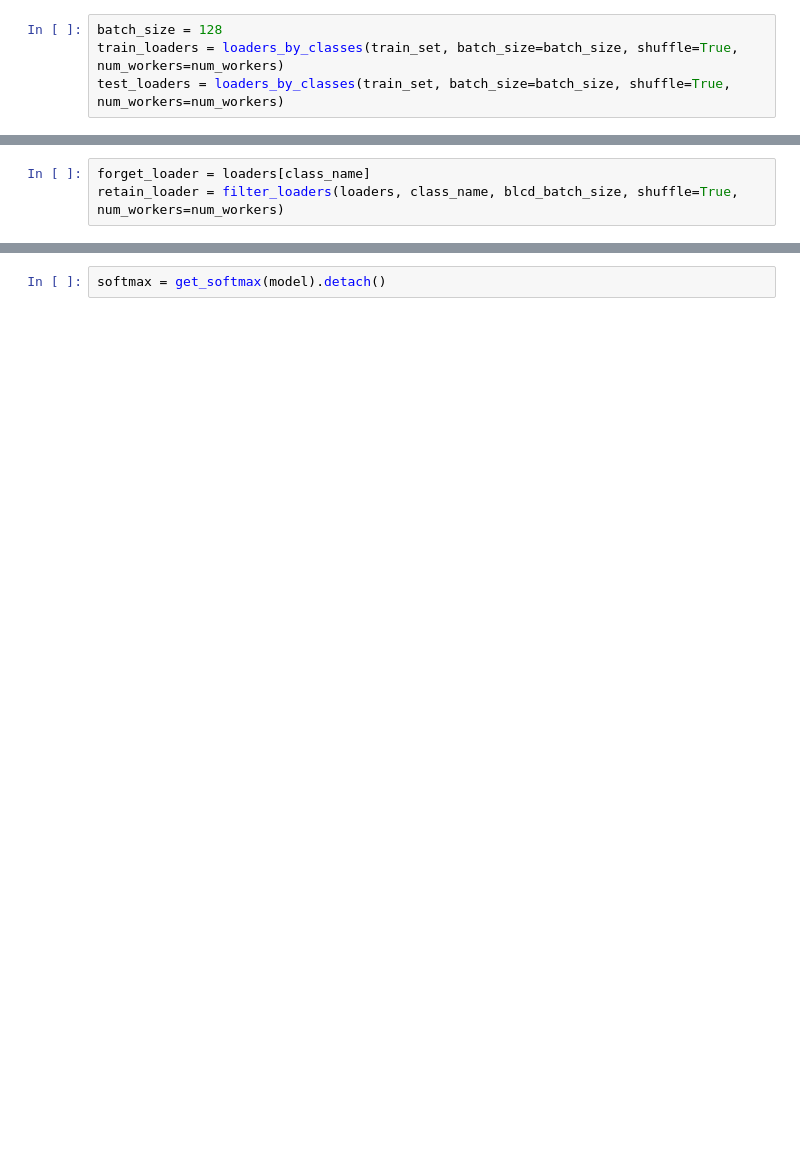
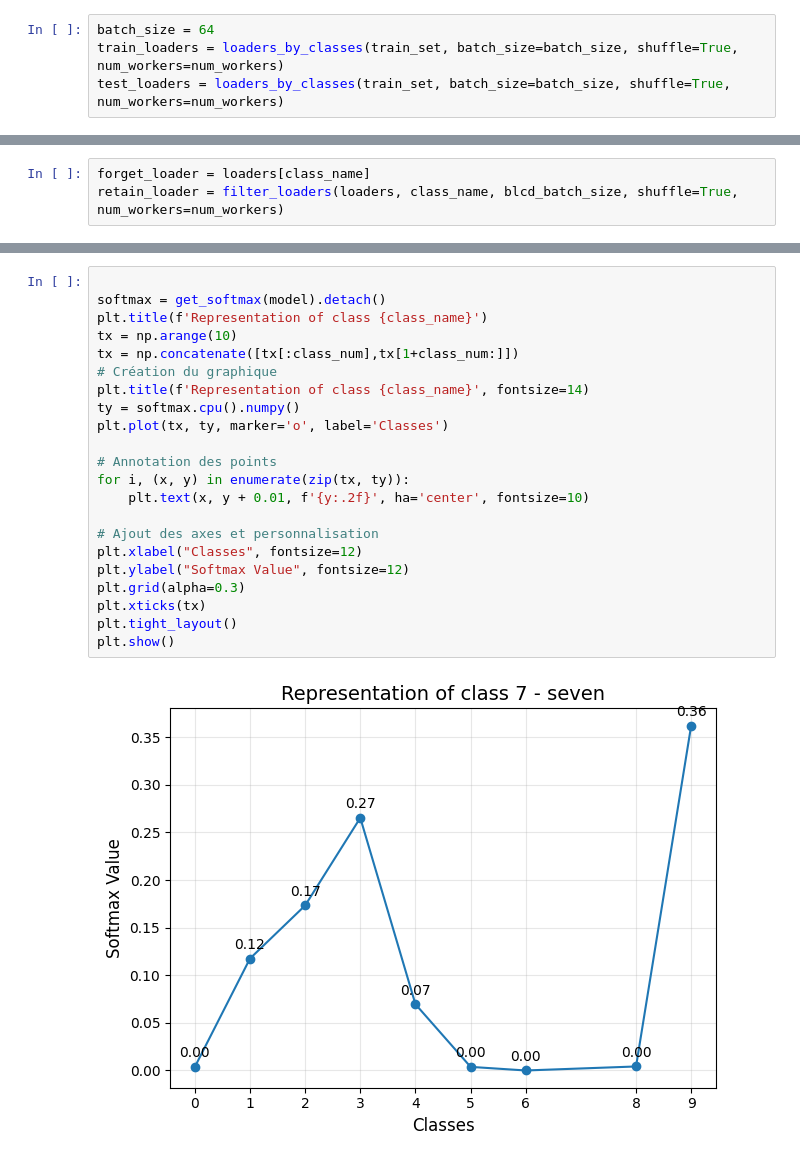
Before and after one commit to owl1996/MachineUL, a Jupyter notebook: main_v1.ipynb, the cells around one changed output, grey strips where cells are left out. Cells and saved outputs as stored; diff of their text form; blank space fills up the shorter version.

```diff
--- a/main_v1.ipynb
+++ b/main_v1.ipynb
@@ -43,7 +48,7 @@ transform = transforms.Compose([
 train_set = datasets.MNIST(root='./data', train=True, download=True, transform=transform)
 test_set = datasets.MNIST(root='./data', train=False, download=True, transform=transform)
 # %%
-batch_size = 128
+batch_size = 64
 train_loaders = loaders_by_classes(train_set, batch_size=batch_size, shuffle=True, num_workers=num_workers)
 test_loaders = loaders_by_classes(train_set, batch_size=batch_size, shuffle=True, num_workers=num_workers)
 # %%
@@ -187,3 +215,25 @@ def untrain(model, softmax, device, forget_loader, retain_loader, optimizer, n_s
-# %%
-softmax = get_softmax(model).detach()
+# %%
+
+softmax = get_softmax(model).detach()
+plt.title(f'Representation of class {class_name}')
+tx = np.arange(10)
+tx = np.concatenate([tx[:class_num],tx[1+class_num:]])
+# Création du graphique
+plt.title(f'Representation of class {class_name}', fontsize=14)
+ty = softmax.cpu().numpy()
+plt.plot(tx, ty, marker='o', label='Classes')
+
+# Annotation des points
+for i, (x, y) in enumerate(zip(tx, ty)):
+    plt.text(x, y + 0.01, f'{y:.2f}', ha='center', fontsize=10)
+
+# Ajout des axes et personnalisation
+plt.xlabel("Classes", fontsize=12)
+plt.ylabel("Softmax Value", fontsize=12)
+plt.grid(alpha=0.3)
+plt.xticks(tx)
+plt.tight_layout()
+plt.show()
+# %% [output]
+[figure, added]
 # %%
```
Also changed, not shown: parts of 20 cells of this notebook.
